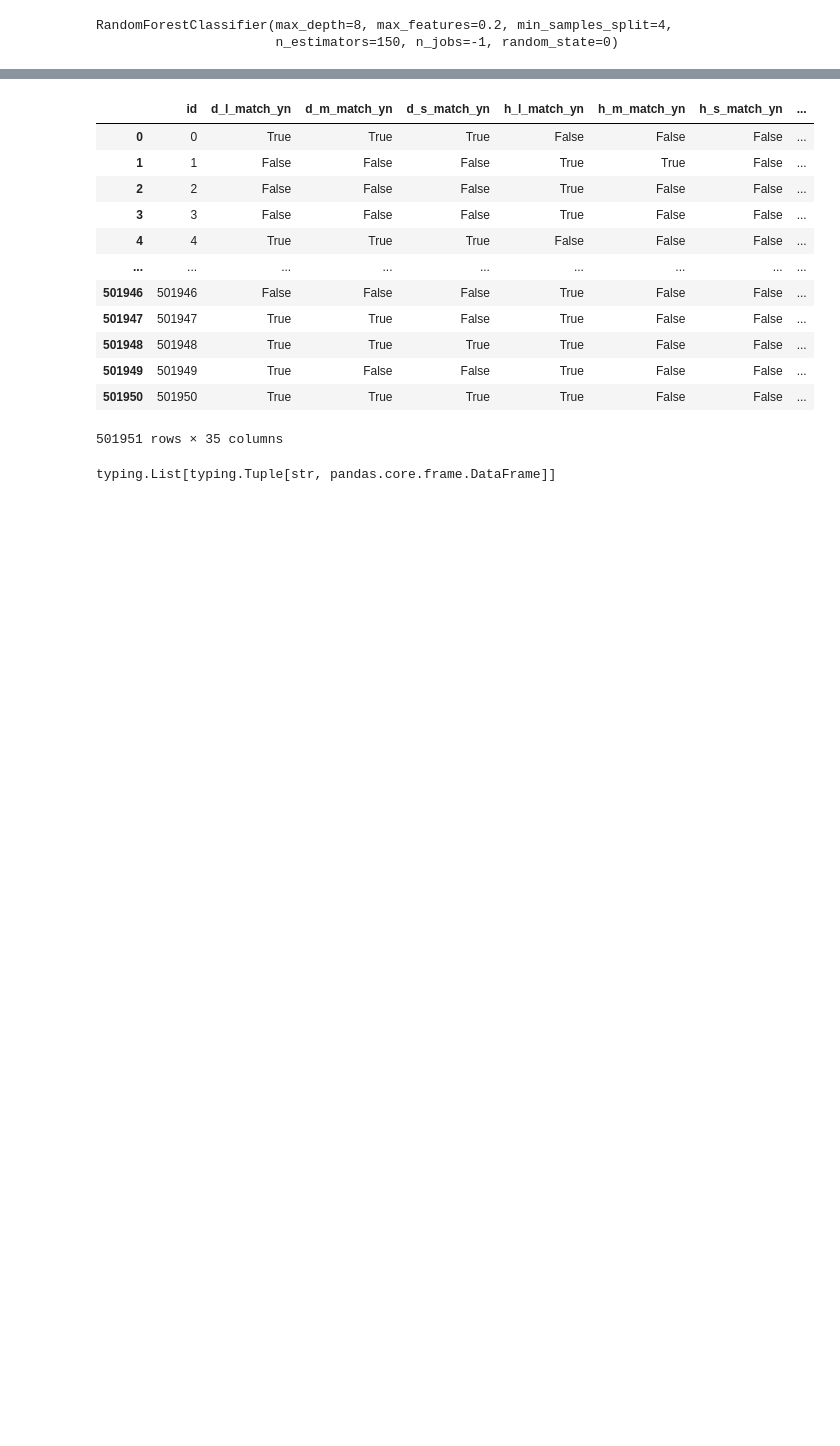
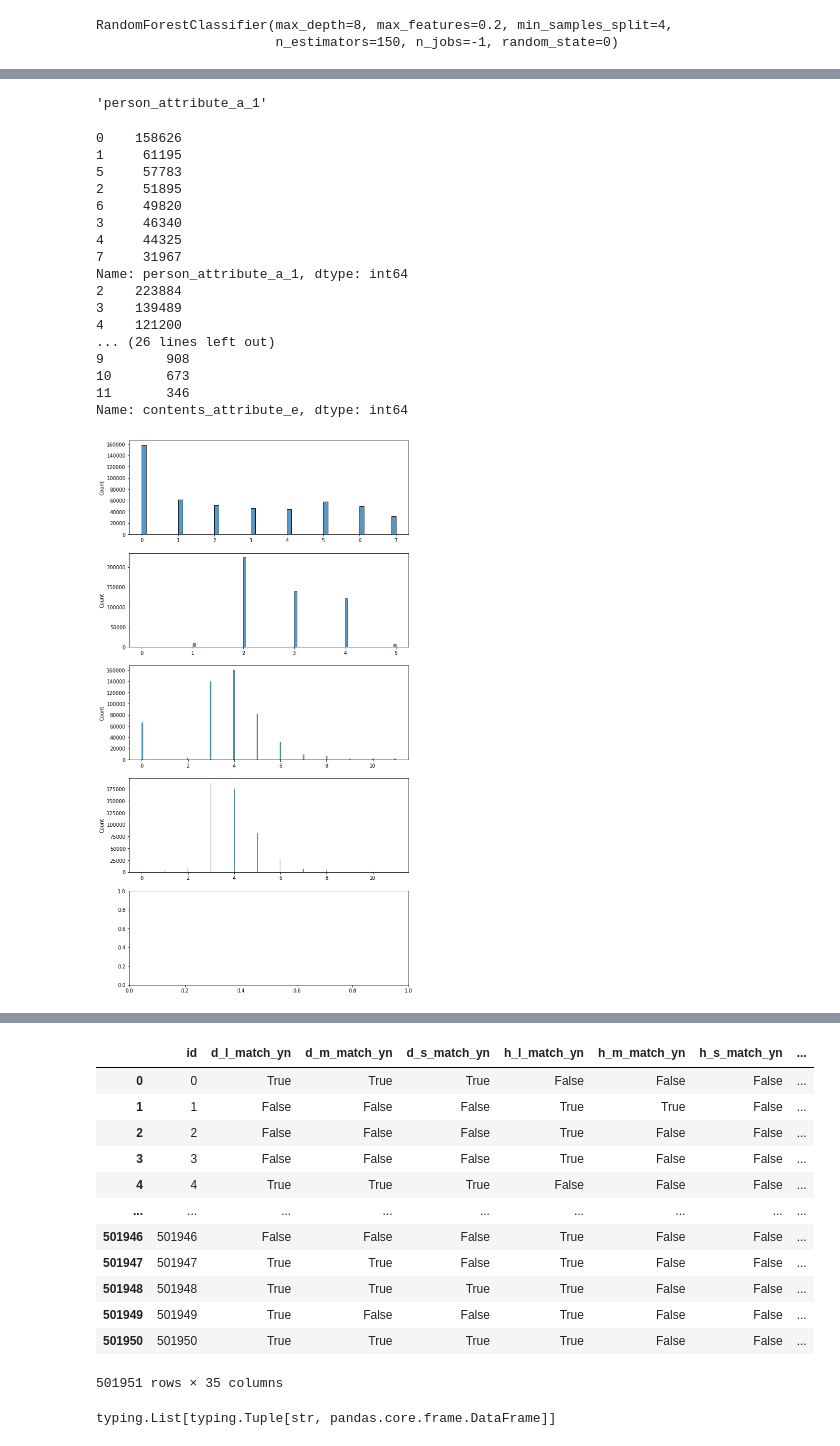
Before and after one commit to citizenofathens/JobCare, a Jupyter notebook: EDA2.ipynb, the cells around one changed output, grey strips where cells are left out. Drawn from its saved outputs; the diff is of its cells as text; code cells hidden in the pictures; blank space fills up the shorter version.

```diff
--- a/EDA2.ipynb
+++ b/EDA2.ipynb
@@ -70,0 +502,2 @@ col
+# %%
+ordinal_cols = ['person_attribute_a_1','person_attribute_b', 'person_prefer_e', 'contents_attribute_e']
@@ -70,0 +602,4 @@ col
+# %%
+ordinal_cols[0]
+# %% [output]
+'person_attribute_a_1'
@@ -71,3 +608,29 @@ col
+# %%
+import matplotlib.pyplot as plt
+
+fig, ax = plt.subplots(5,1,figsize=(10,20))
+for i in range(len(ordinal_cols)):
+    print(train_data[ordinal_cols[i]].value_counts())
+    sns.histplot(train_data[ordinal_cols[i]].values ,ax=ax[i])
+# %% [output]
+0    158626
+1     61195
+5     57783
+2     51895
+6     49820
+3     46340
+4     44325
+7     31967
+Name: person_attribute_a_1, dtype: int64
+2    223884
+3    139489
+4    121200
+... (26 lines left out)
+9        908
+10       673
+11       346
+Name: contents_attribute_e, dtype: int64
+[figure, added]
 # %%
 code_d.add_prefix("contents_attribute_e_")
 # %% [output]
```
Also changed, not shown: parts of 80 cells of this notebook.
